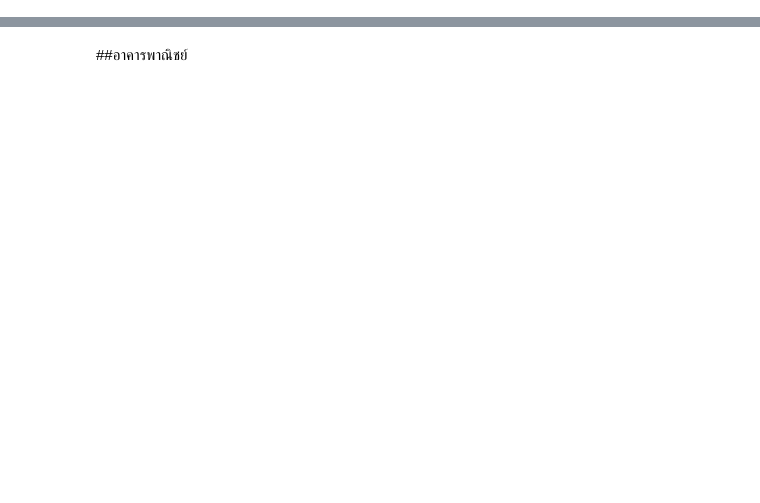
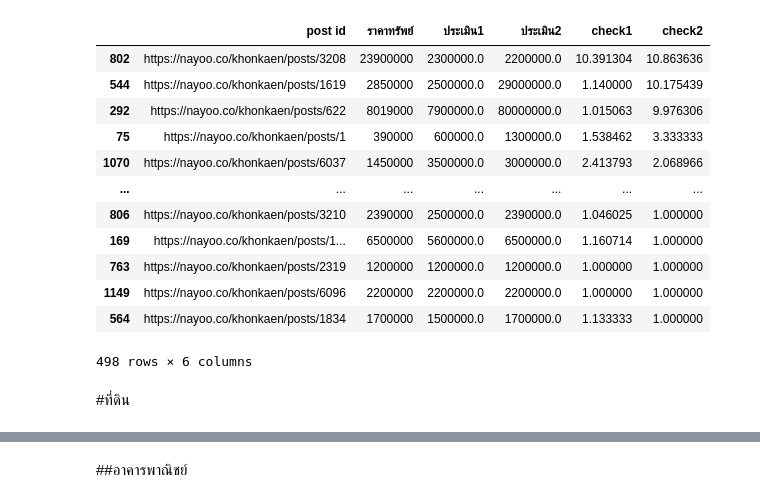
Before and after one commit to Ninkrn/bsc_dpdm22, a Jupyter notebook: [dataprep1]_propery_estimator.ipynb, the cells around one changed output, grey strips where cells are left out. Cells and saved outputs as stored; diff of their text form; code cells hidden in the pictures; blank space fills up the shorter version.

```diff
--- a/[dataprep1]_propery_estimator.ipynb
+++ b/[dataprep1]_propery_estimator.ipynb
@@ -1100,0 +207,18 @@ tw1.sort_values(by=['check2'],ascending=False)
+# %%
+home.sort_values(by=['check2'],ascending=False)
+# %% [output]
+|  | post id | ราคาทรัพย์ | ประเมิน1 | ประเมิน2 | check1 | check2 |
+| 802 | https://nayoo.co/khonkaen/posts/3208 | 23900000 | 2300000.0 | 2200000.0 | 10.391304 | 10.863636 |
+| 544 | https://nayoo.co/khonkaen/posts/1619 | 2850000 | 2500000.0 | 29000000.0 | 1.140000 | 10.175439 |
+| 292 | https://nayoo.co/khonkaen/posts/622 | 8019000 | 7900000.0 | 80000000.0 | 1.015063 | 9.976306 |
+| 75 | https://nayoo.co/khonkaen/posts/1 | 390000 | 600000.0 | 1300000.0 | 1.538462 | 3.333333 |
+| 1070 | https://nayoo.co/khonkaen/posts/6037 | 1450000 | 3500000.0 | 3000000.0 | 2.413793 | 2.068966 |
+| ... | ... | ... | ... | ... | ... | ... |
+| 806 | https://nayoo.co/khonkaen/posts/3210 | 2390000 | 2500000.0 | 2390000.0 | 1.046025 | 1.000000 |
+| 169 | https://nayoo.co/khonkaen/posts/1... | 6500000 | 5600000.0 | 6500000.0 | 1.160714 | 1.000000 |
+| 763 | https://nayoo.co/khonkaen/posts/2319 | 1200000 | 1200000.0 | 1200000.0 | 1.000000 | 1.000000 |
+| 1149 | https://nayoo.co/khonkaen/posts/6096 | 2200000 | 2200000.0 | 2200000.0 | 1.000000 | 1.000000 |
+| 564 | https://nayoo.co/khonkaen/posts/1834 | 1700000 | 1500000.0 | 1700000.0 | 1.133333 | 1.000000 |
+498 rows × 6 columns
+# %% [markdown]
+#ที่ดิน
```
Also changed, not shown: parts of 178 cells of this notebook.
